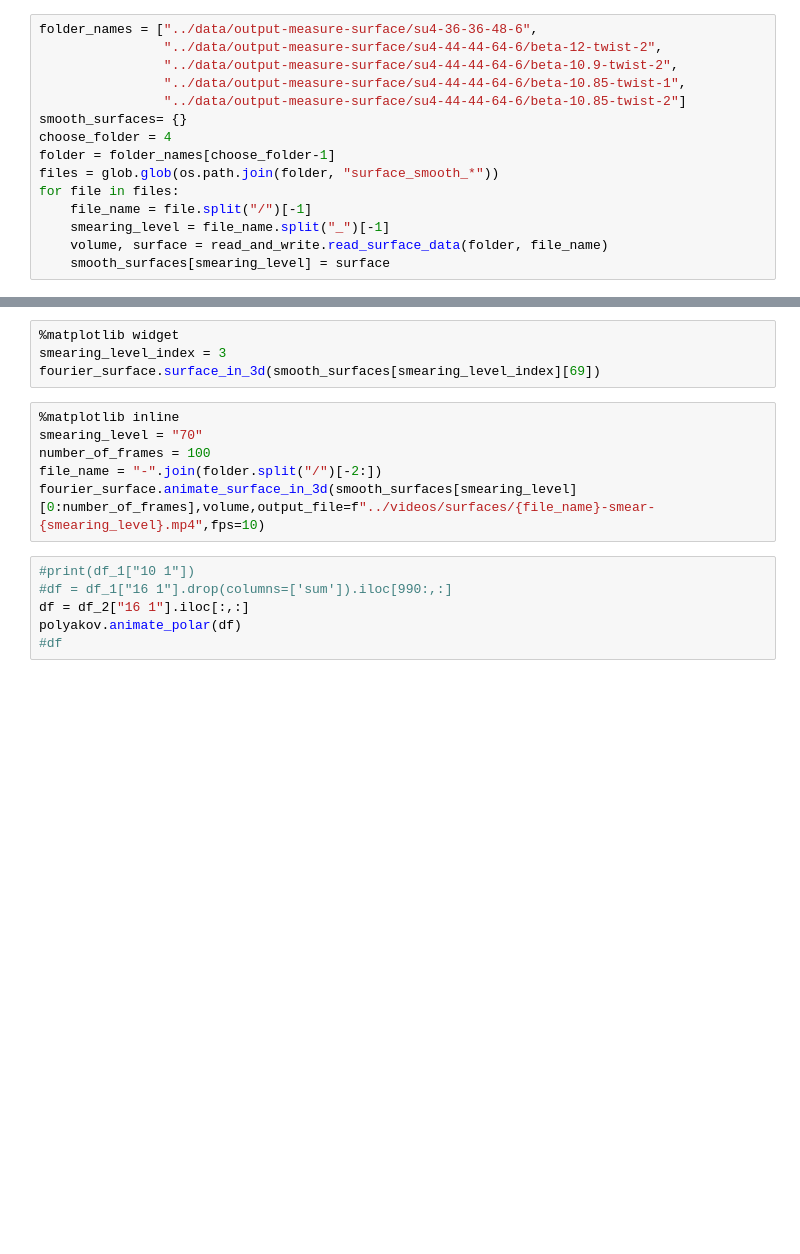
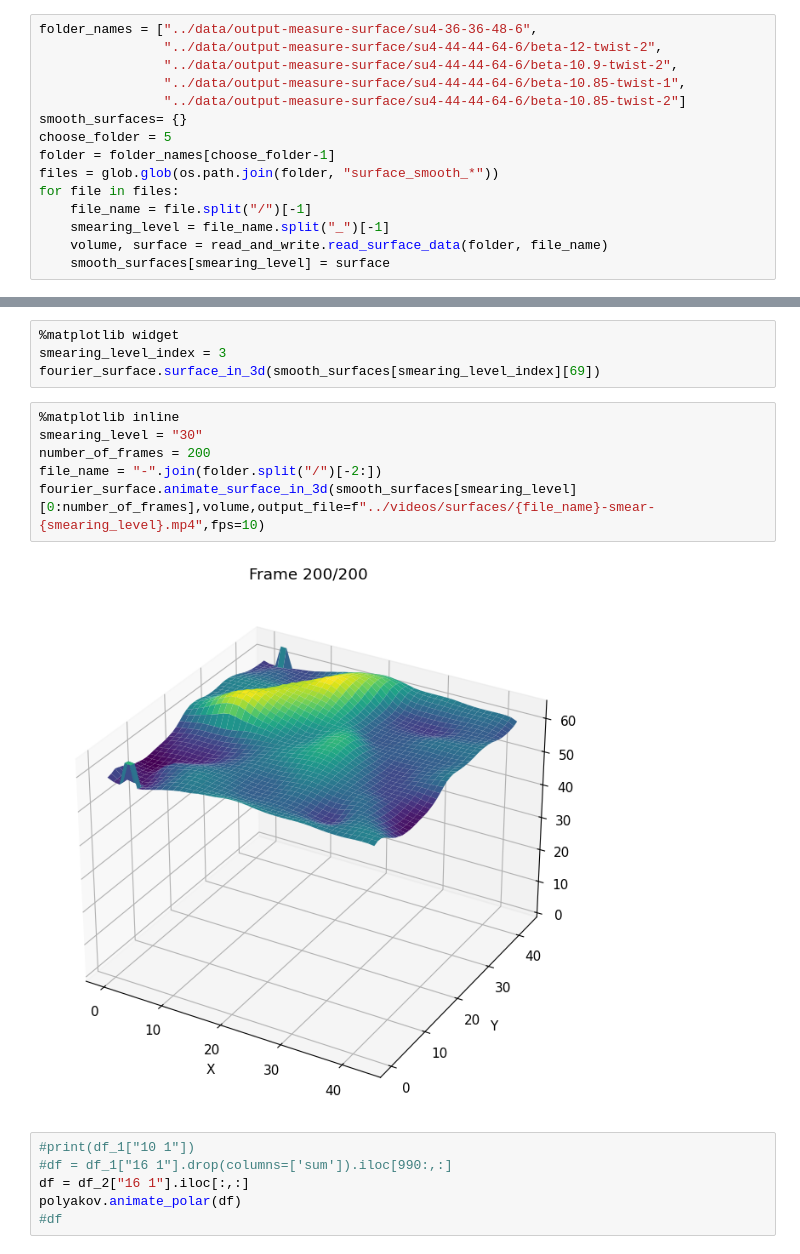
Before and after one commit to Haaaaron/SUN_twist_python_analysis, a Jupyter notebook: notebooks/SUN_plot_surface.ipynb, the cells around one changed output, grey strips where cells are left out. Cells and saved outputs as stored; diff of their text form; blank space fills up the shorter version.

```diff
--- a/notebooks/SUN_plot_surface.ipynb
+++ b/notebooks/SUN_plot_surface.ipynb
@@ -24,7 +24,7 @@ folder_names = ["../data/output-measure-surface/su4-36-36-48-6",
                 "../data/output-measure-surface/su4-44-44-64-6/beta-10.85-twist-1",
                 "../data/output-measure-surface/su4-44-44-64-6/beta-10.85-twist-2"]
 smooth_surfaces= {}
-choose_folder = 4
+choose_folder = 5
 folder = folder_names[choose_folder-1]
 files = glob.glob(os.path.join(folder, "surface_smooth_*"))
 for file in files:
@@ -40,10 +42,12 @@ smearing_level_index = 3
 fourier_surface.surface_in_3d(smooth_surfaces[smearing_level_index][69])
 # %%
 %matplotlib inline
-smearing_level = "70"
-number_of_frames = 100
+smearing_level = "30"
+number_of_frames = 200
 file_name = "-".join(folder.split("/")[-2:])
 fourier_surface.animate_surface_in_3d(smooth_surfaces[smearing_level][0:number_of_frames],volume,output_file=f"../videos/surfaces/{file_name}-smear-{smearing_level}.mp4",fps=10)
+# %% [output]
+[figure, added]
 # %%
 #print(df_1["10 1"])
 #df = df_1["16 1"].drop(columns=['sum']).iloc[990:,:]
```
Also changed, not shown: parts of 1 cell of this notebook, 1 other file.
